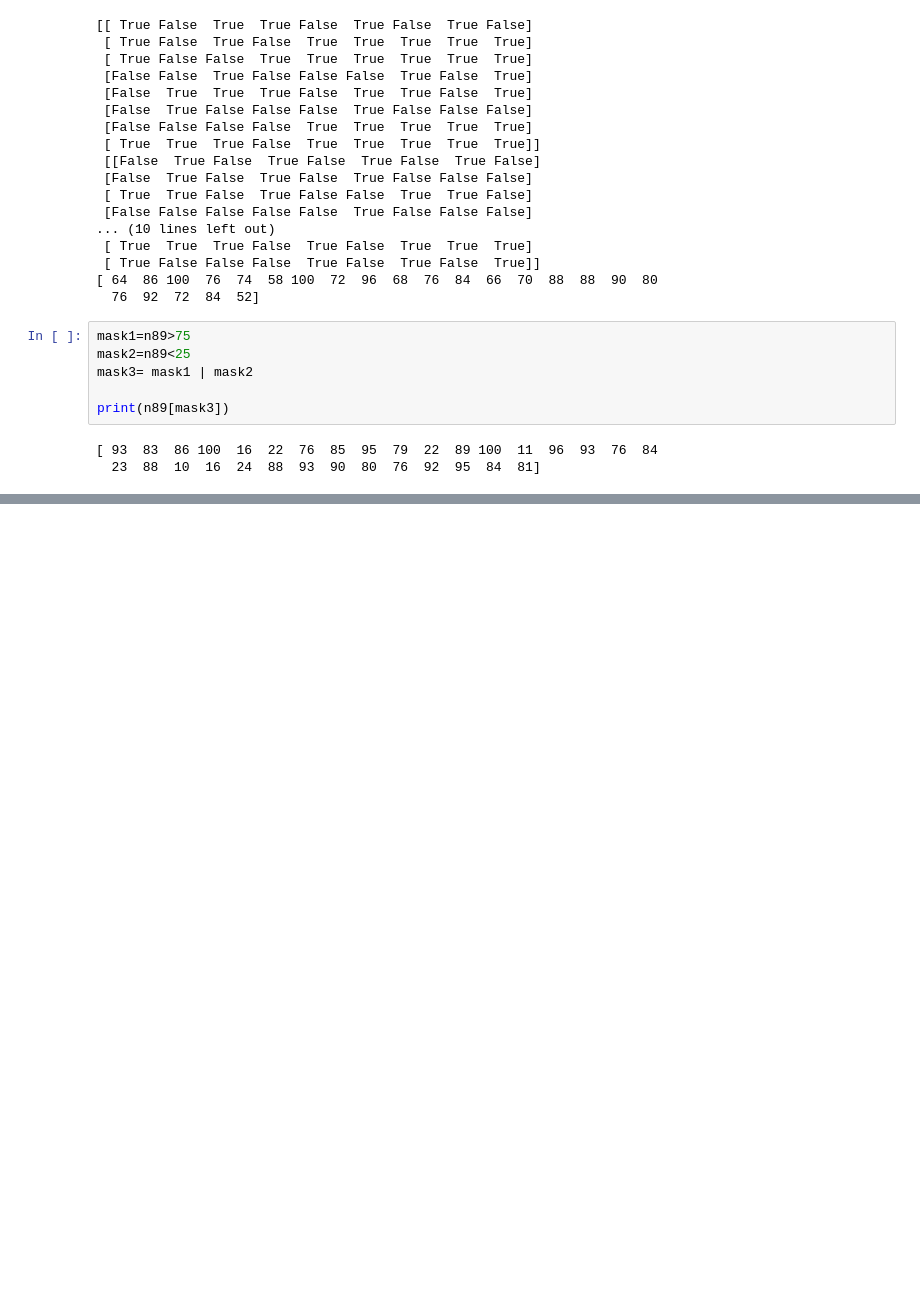
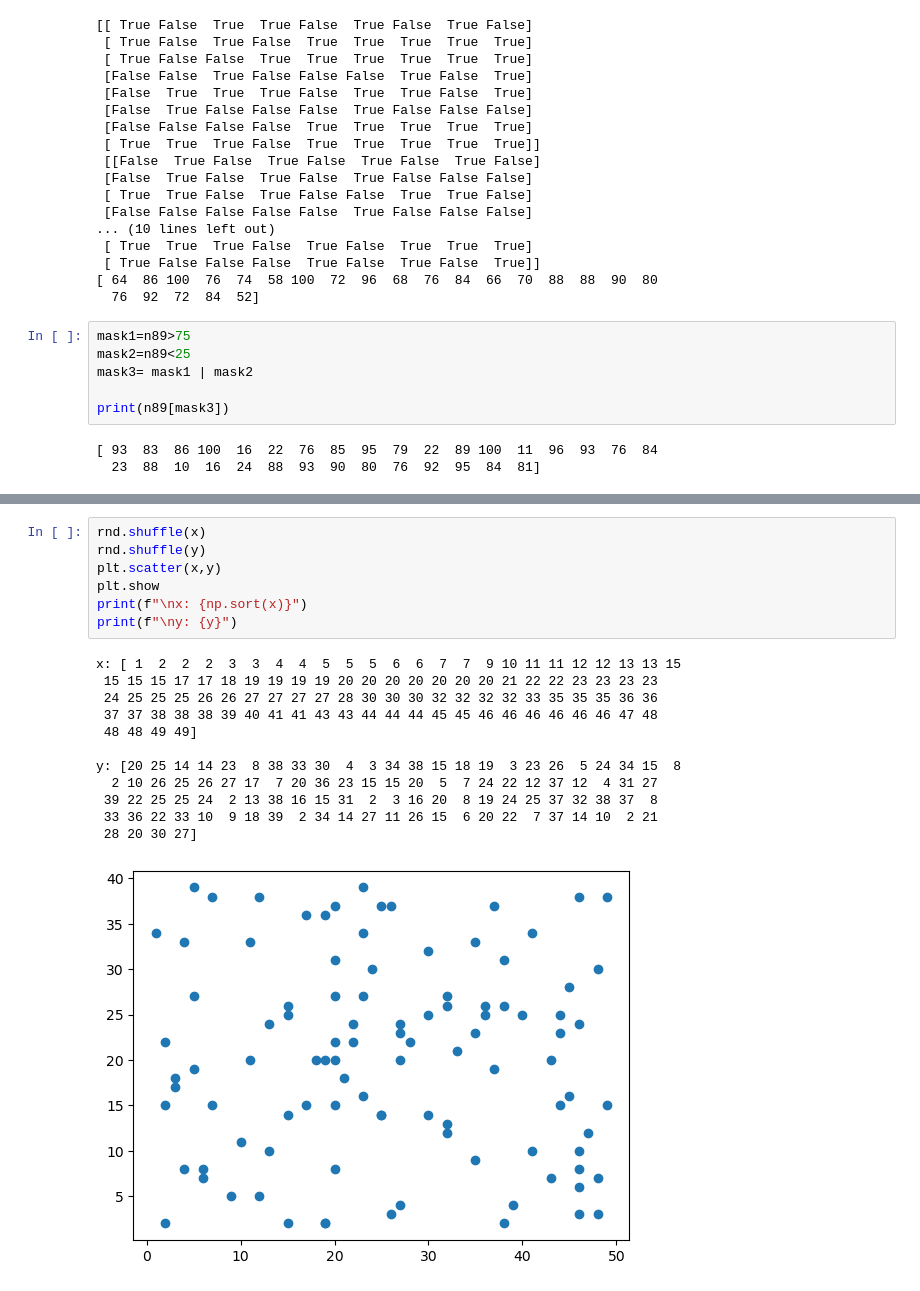
Before and after one commit to bhaskarkuber-wq/Anaconda-KSB, a Jupyter notebook: Numpy_Learning.ipynb, the cells around one changed output, grey strips where cells are left out. Cells and saved outputs as stored; diff of their text form; blank space fills up the shorter version.

```diff
--- a/Numpy_Learning.ipynb
+++ b/Numpy_Learning.ipynb
@@ -558,0 +828,20 @@ TypeError: read_csv() missing 1 required positional argument: 'filepath_or_buffe
+# %%
+rnd.shuffle(x)
+rnd.shuffle(y)
+plt.scatter(x,y)
+plt.show
+print(f"\nx: {np.sort(x)}")
+print(f"\ny: {y}")
+# %% [output]
+x: [ 1  2  2  2  3  3  4  4  5  5  5  6  6  7  7  9 10 11 11 12 12 13 13 15
+ 15 15 15 17 17 18 19 19 19 19 20 20 20 20 20 20 20 21 22 22 23 23 23 23
+ 24 25 25 25 26 26 27 27 27 27 28 30 30 30 32 32 32 32 33 35 35 35 36 36
+ 37 37 38 38 38 39 40 41 41 43 43 44 44 44 45 45 46 46 46 46 46 46 47 48
+ 48 48 49 49]
+
+y: [20 25 14 14 23  8 38 33 30  4  3 34 38 15 18 19  3 23 26  5 24 34 15  8
+  2 10 26 25 26 27 17  7 20 36 23 15 15 20  5  7 24 22 12 37 12  4 31 27
+ 39 22 25 25 24  2 13 38 16 15 31  2  3 16 20  8 19 24 25 37 32 38 37  8
+ 33 36 22 33 10  9 18 39  2 34 14 27 11 26 15  6 20 22  7 37 14 10  2 21
+ 28 20 30 27]
+[figure, added]
```
Also changed, not shown: parts of 23 cells of this notebook, 1 other file.
